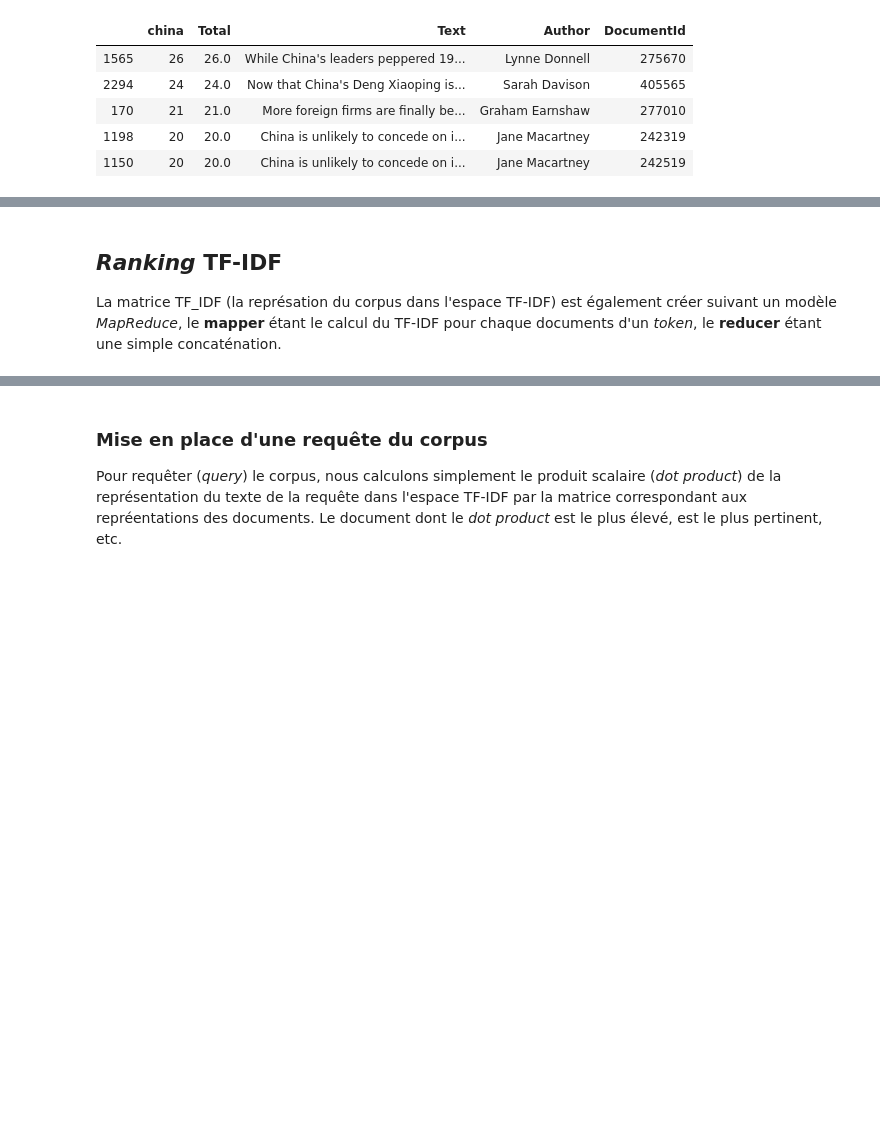
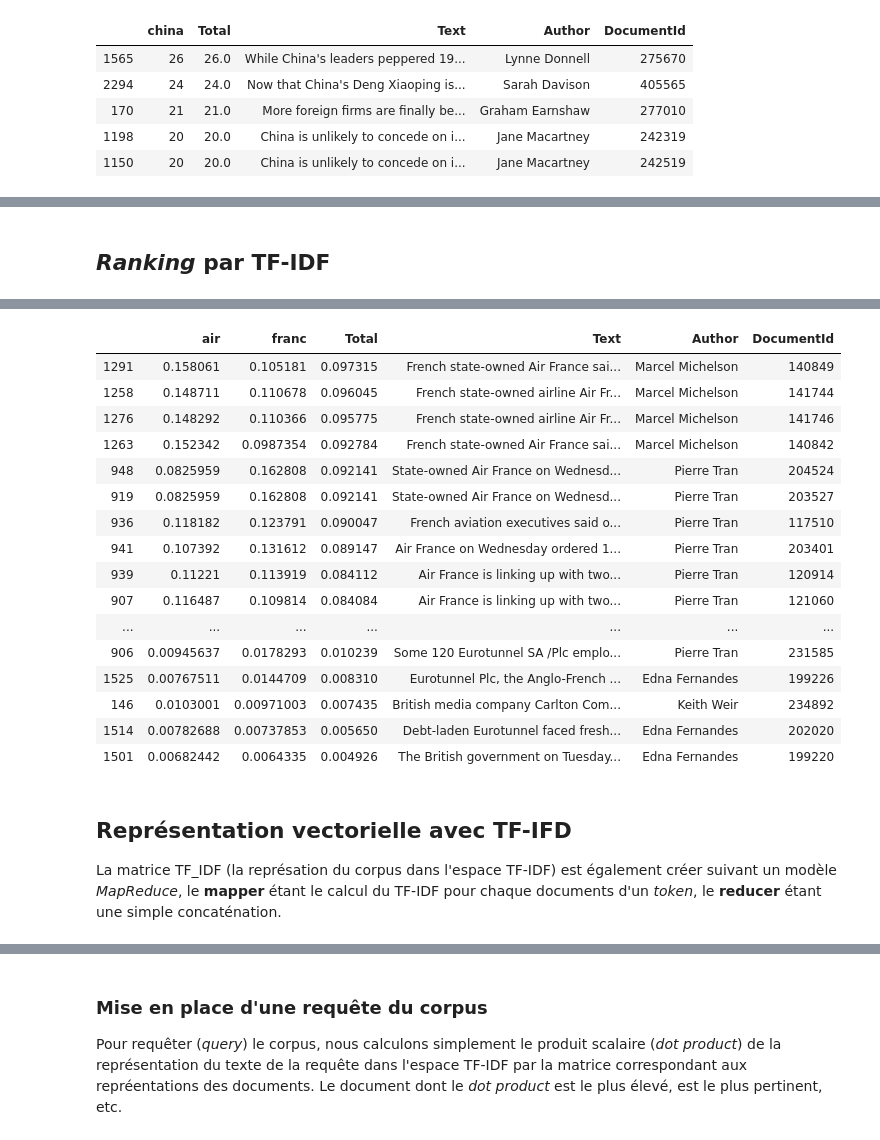
Before and after one commit to Barenn/Indexation-Web-TP, a Jupyter notebook: tp1.ipynb, the cells around one changed output, grey strips where cells are left out. Saved outputs shown, nothing was run; the diff lists cells and outputs as text; code cells hidden in the pictures; blank space fills up the shorter version.

```diff
--- a/tp1.ipynb
+++ b/tp1.ipynb
@@ -261,0 +256,7 @@ Wall time: 150 ms
+# %% [markdown]
+## _Ranking_ par TF-IDF
+# %%
+%%time
+query = "air france"
+query_by_tfidf(query, index, texts)
+# %% [output]
@@ -262,4 +265,21 @@ Wall time: 150 ms
+|  | air | franc | Total | Text | Author | DocumentId |
+| 1291 | 0.158061 | 0.105181 | 0.097315 | French state-owned Air France sai... | Marcel Michelson | 140849 |
+| 1258 | 0.148711 | 0.110678 | 0.096045 | French state-owned airline Air Fr... | Marcel Michelson | 141744 |
+| 1276 | 0.148292 | 0.110366 | 0.095775 | French state-owned airline Air Fr... | Marcel Michelson | 141746 |
+| 1263 | 0.152342 | 0.0987354 | 0.092784 | French state-owned Air France sai... | Marcel Michelson | 140842 |
+| 948 | 0.0825959 | 0.162808 | 0.092141 | State-owned Air France on Wednesd... | Pierre Tran | 204524 |
+| 919 | 0.0825959 | 0.162808 | 0.092141 | State-owned Air France on Wednesd... | Pierre Tran | 203527 |
+| 936 | 0.118182 | 0.123791 | 0.090047 | French aviation executives said o... | Pierre Tran | 117510 |
+| 941 | 0.107392 | 0.131612 | 0.089147 | Air France on Wednesday ordered 1... | Pierre Tran | 203401 |
+| 939 | 0.11221 | 0.113919 | 0.084112 | Air France is linking up with two... | Pierre Tran | 120914 |
+| 907 | 0.116487 | 0.109814 | 0.084084 | Air France is linking up with two... | Pierre Tran | 121060 |
+| ... | ... | ... | ... | ... | ... | ... |
+| 906 | 0.00945637 | 0.0178293 | 0.010239 | Some 120 Eurotunnel SA /Plc emplo... | Pierre Tran | 231585 |
+| 1525 | 0.00767511 | 0.0144709 | 0.008310 | Eurotunnel Plc, the Anglo-French ... | Edna Fernandes | 199226 |
+| 146 | 0.0103001 | 0.00971003 | 0.007435 | British media company Carlton Com... | Keith Weir | 234892 |
+| 1514 | 0.00782688 | 0.00737853 | 0.005650 | Debt-laden Eurotunnel faced fresh... | Edna Fernandes | 202020 |
+| 1501 | 0.00682442 | 0.0064335 | 0.004926 | The British government on Tuesday... | Edna Fernandes | 199220 |
 # %% [markdown]
-## _Ranking_ TF-IDF
+## Représentation vectorielle avec TF-IFD
 
 La matrice TF_IDF (la représation du corpus dans l'espace TF-IDF) est également créer suivant un modèle _MapReduce_, le __mapper__ étant le calcul du TF-IDF pour chaque documents d'un _token_, le __reducer__ étant une simple concaténation.
```
Also changed, not shown: parts of 19 cells of this notebook, 1 other file.
